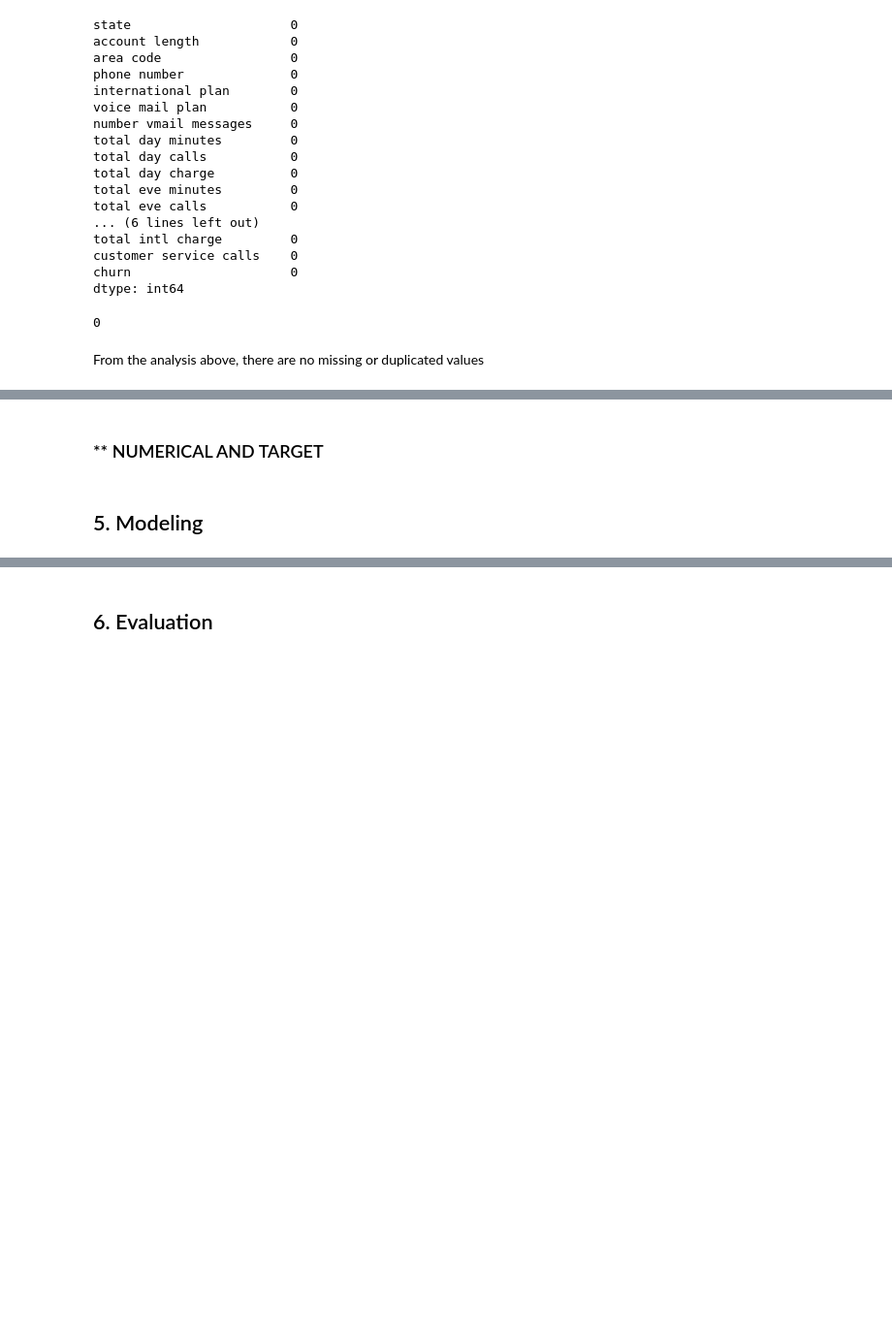
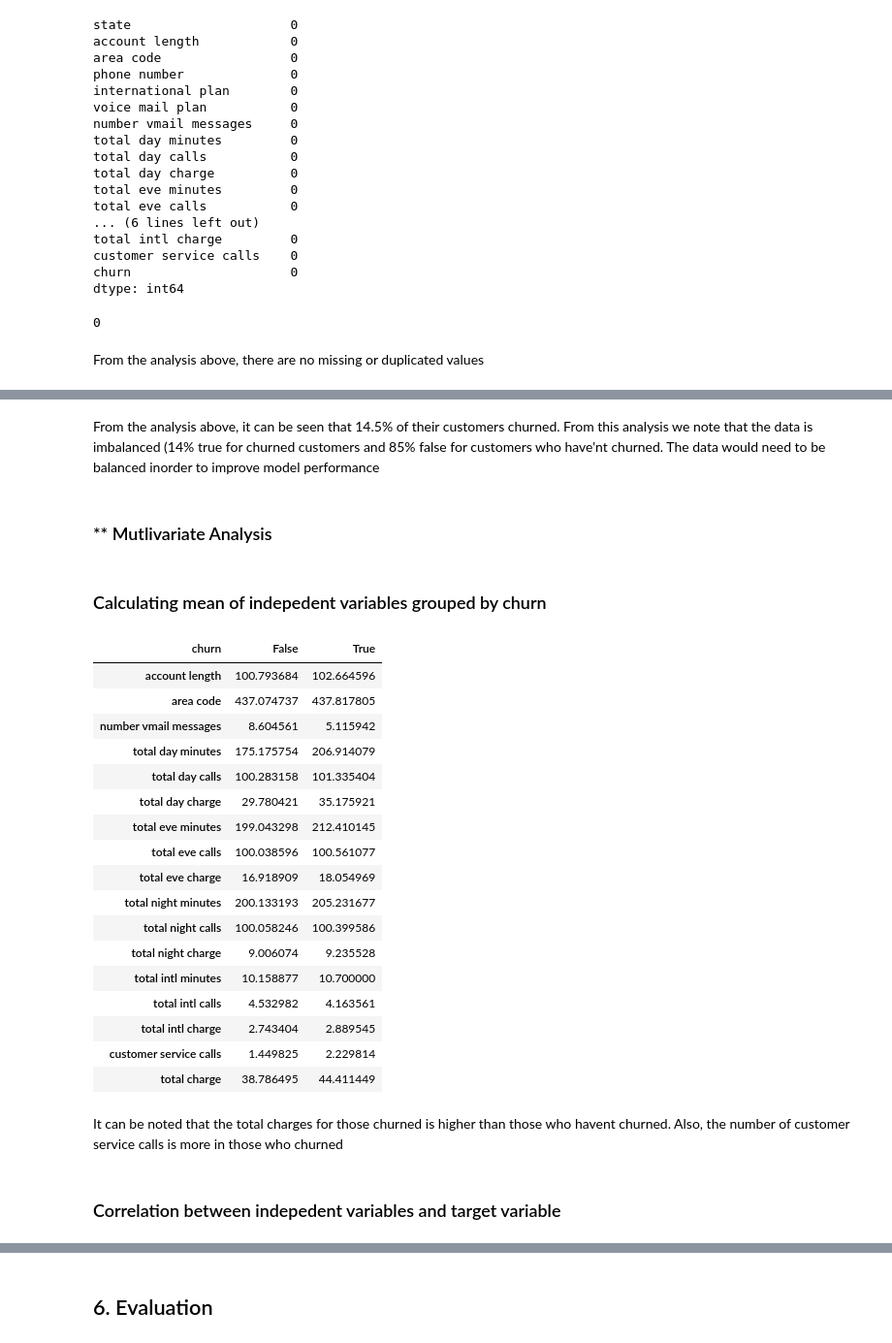
Before and after one commit to madivolil5/CHURN-COMMUNICATION, a Jupyter notebook: churn prediction.ipynb, the cells around one changed output, grey strips where cells are left out. Shown at 97% size. Cells and saved outputs as stored; diff of their text form; code cells hidden in the pictures; blank space fills up the shorter version.

```diff
--- a/churn prediction.ipynb
+++ b/churn prediction.ipynb
@@ -117,4 +142,31 @@ TypeError: count() takes at least 1 argument (0 given)
+# %% [markdown]
+From the analysis above, it can be seen that 14.5% of their customers churned. From this analysis we note that the data is imbalanced (14% true for churned customers and 85% false for customers who have'nt churned. The data would need to be balanced inorder to improve model performance
+# %% [markdown]
+### ** Mutlivariate Analysis
+# %% [markdown]
+### Calculating mean of indepedent variables grouped by churn
+# %%
+data.groupby('churn').mean().T
+# %% [output]
+| churn | False | True |
+| account length | 100.793684 | 102.664596 |
+| area code | 437.074737 | 437.817805 |
+| number vmail messages | 8.604561 | 5.115942 |
+| total day minutes | 175.175754 | 206.914079 |
+| total day calls | 100.283158 | 101.335404 |
+| total day charge | 29.780421 | 35.175921 |
+| total eve minutes | 199.043298 | 212.410145 |
+| total eve calls | 100.038596 | 100.561077 |
+| total eve charge | 16.918909 | 18.054969 |
+| total night minutes | 200.133193 | 205.231677 |
+| total night calls | 100.058246 | 100.399586 |
+| total night charge | 9.006074 | 9.235528 |
+| total intl minutes | 10.158877 | 10.700000 |
+| total intl calls | 4.532982 | 4.163561 |
+| total intl charge | 2.743404 | 2.889545 |
+| customer service calls | 1.449825 | 2.229814 |
+| total charge | 38.786495 | 44.411449 |
+# %% [markdown]
+It can be noted that the total charges for those churned is higher than those who havent churned. Also, the number of customer service calls is more in those who churned
 # %% [markdown]
-### ** NUMERICAL AND TARGET
+### Correlation between indepedent variables and target variable
-# %% [markdown]
-## 5. Modeling
```
Also changed, not shown: parts of 33 cells of this notebook.
